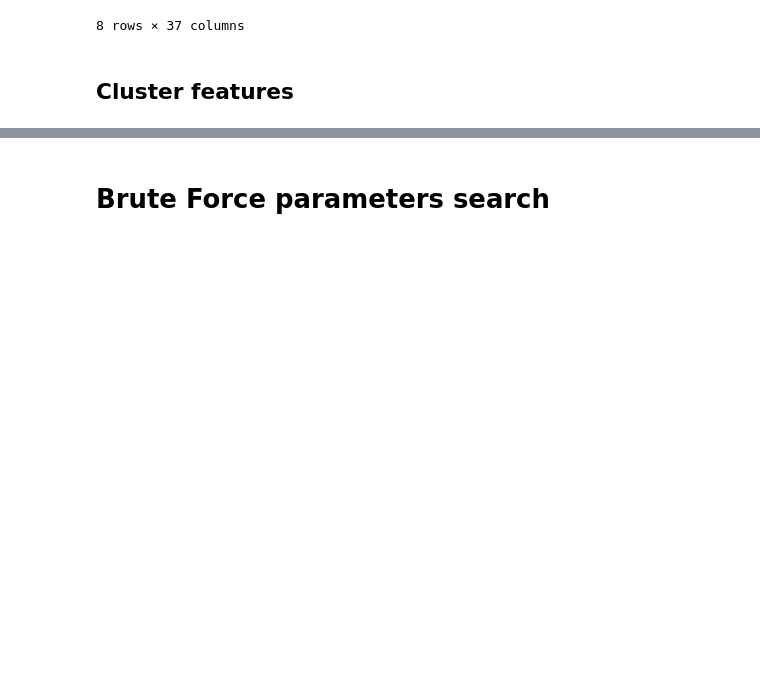
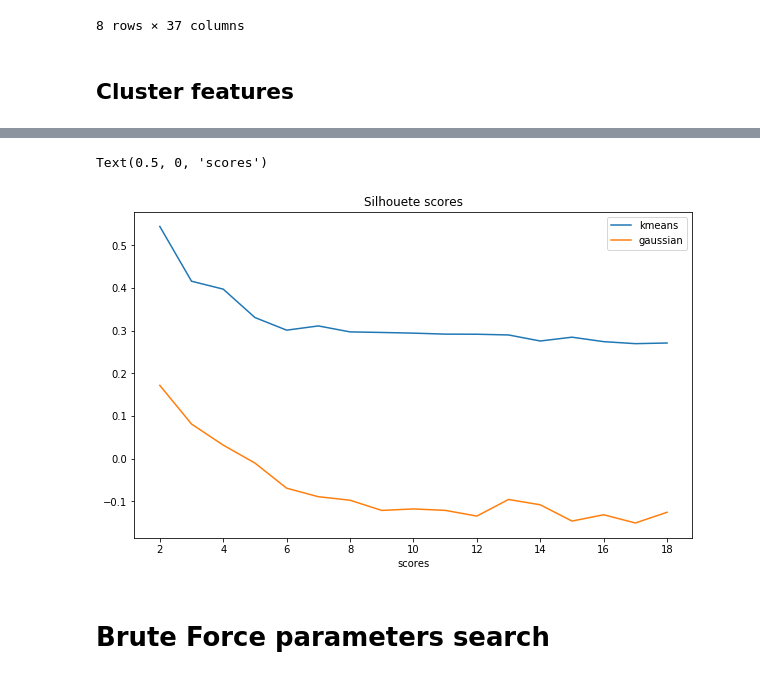
Before and after one commit to IvanBrasilico/kaggle-forest-types, a Jupyter notebook: Feature Extraction + Classifier for class 1 & 2 + Cluster + Ensemble.ipynb, the cells around one changed output, grey strips where cells are left out. Drawn from its saved outputs; the diff is of its cells as text; code cells hidden in the pictures; blank space fills up the shorter version.

```diff
--- a/Feature Extraction + Classifier for class 1 & 2 + Cluster + Ensemble.ipynb
+++ b/Feature Extraction + Classifier for class 1 & 2 + Cluster + Ensemble.ipynb
@@ -174,3 +207,40 @@ X.describe()
+# %%
+from sklearn.cluster import KMeans
+from sklearn.mixture import GaussianMixture
+from sklearn.metrics import silhouette_score
+from collections import OrderedDict
+
+# TODO: Apply your clustering algorithm of choice to the reduced data
+def make_cluster(clusterer, X):
+    # clusterer.fit(reduced_data)
+    preds = clusterer.fit_predict(X)
+    score = silhouette_score(X, preds)
+    return clusterer, score
+
+kclusters = OrderedDict()
+kscores = OrderedDict()
+for n in range(2, 19):
+    kmeans = KMeans(n_clusters=n, random_state=13)
+    kclusters[n], kscores[n] = make_cluster(kmeans, X_train)
+
+gclusters = OrderedDict()
+gscores = OrderedDict()
+for n in range(2, 19):
+    gaussian = GaussianMixture(n_components=n,
+                               covariance_type='full',
+                               random_state=13)
+    gclusters[n], gscores[n] = make_cluster(gaussian, X_train)
+# %%
+plt.figure(figsize=(10, 6))
+plt.title('Silhouete scores')
+plt.plot(kscores.keys(), kscores.values(), label='kmeans')
+plt.plot(gscores.keys(), gscores.values(), label='gaussian')
+plt.legend()
+plt.xlabel('number of clusters')
+plt.xlabel('scores')
+# %% [output]
+Text(0.5, 0, 'scores')
+[figure, added]
 # %% [markdown]
 # Brute Force parameters search
 # %%
```
Also changed, not shown: parts of 25 cells of this notebook, 2 other files.
